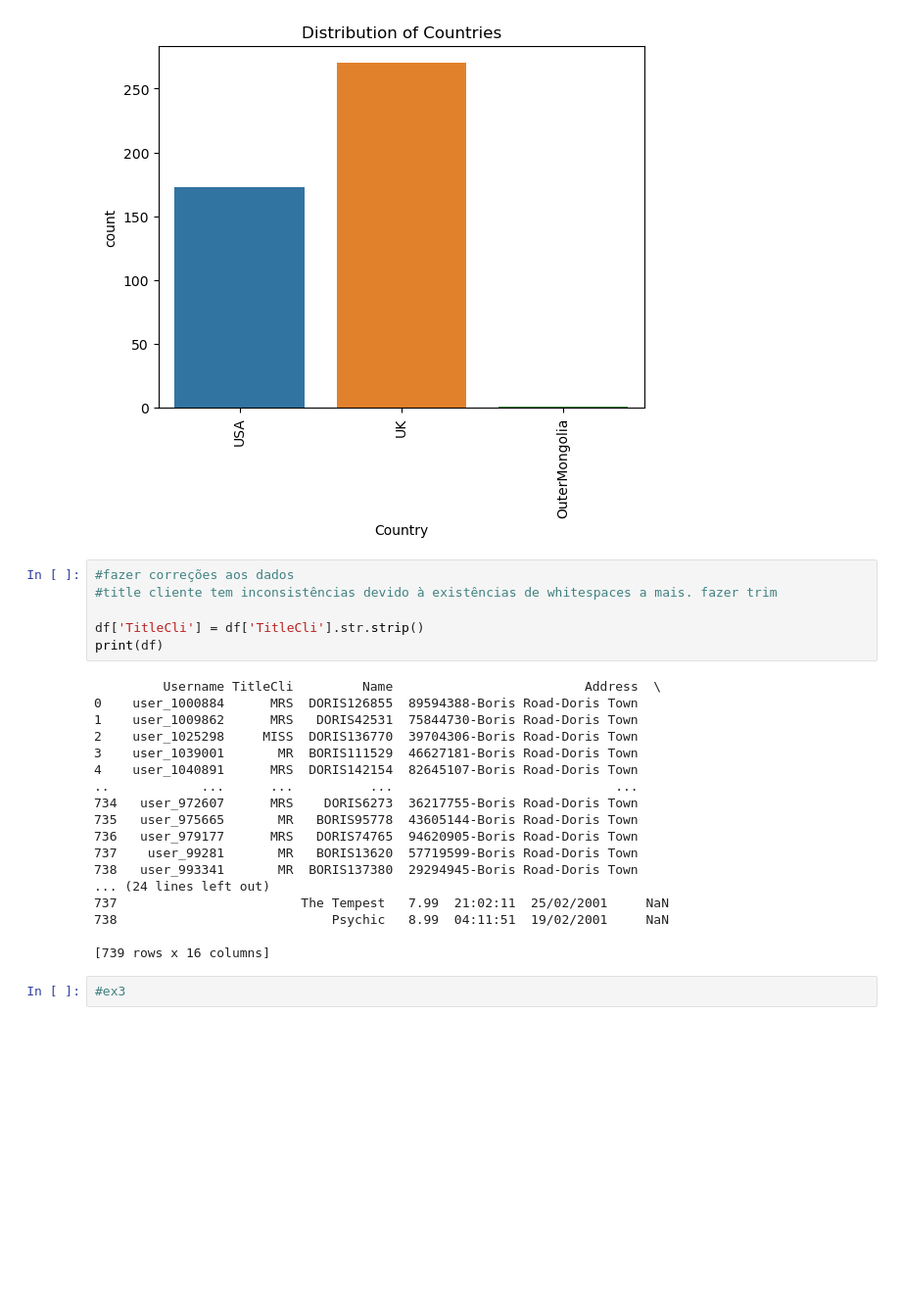
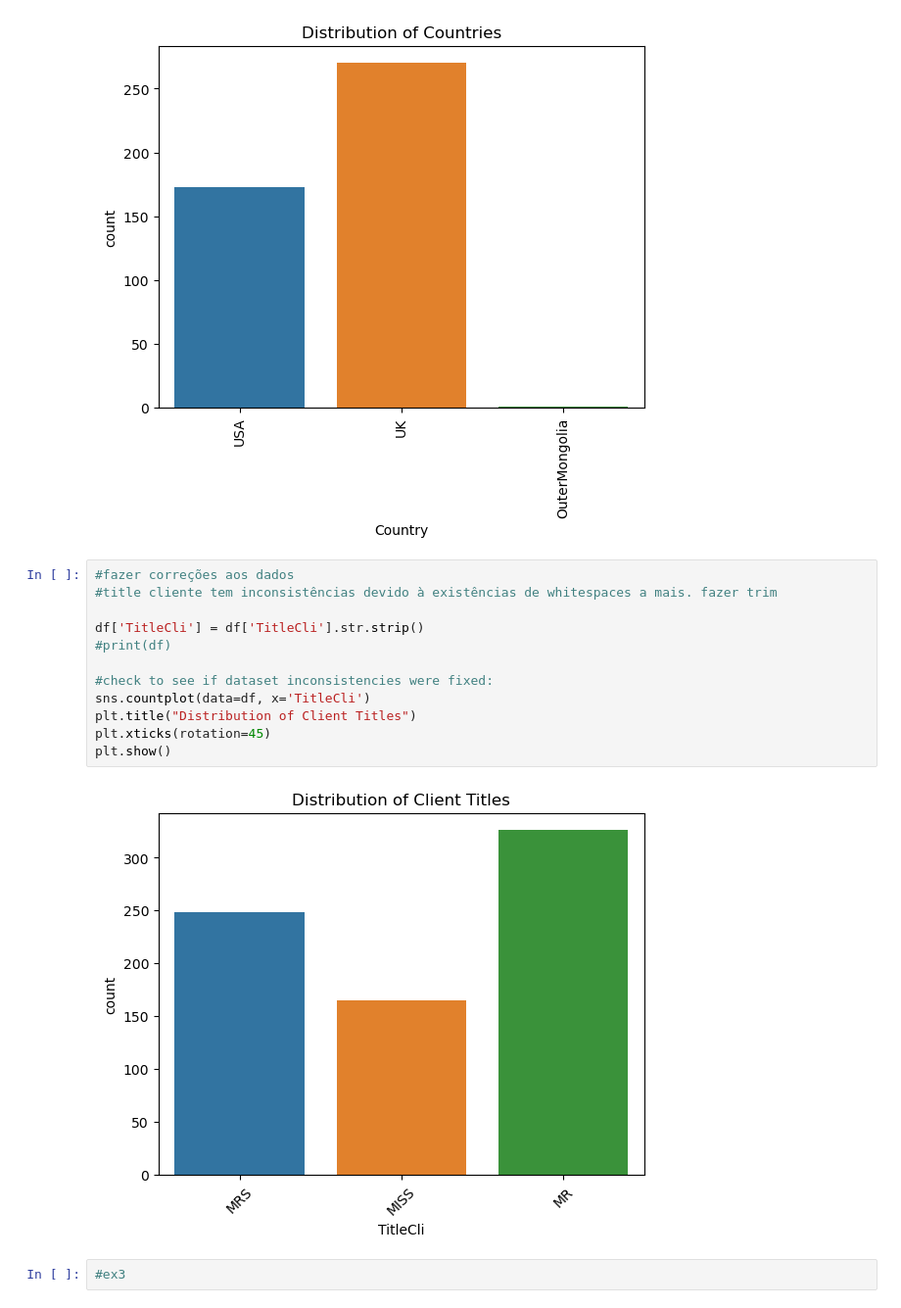
Before and after one commit to JoaoRFigueiredo/MEI-SIC, a Jupyter notebook: Ano1/MINDD/PL/aula2/ficha_2.ipynb, the cells around one changed output. Shown at 98% size. Saved outputs shown, nothing was run; the diff lists cells and outputs as text; blank space fills up the shorter version.

```diff
--- a/Ano1/MINDD/PL/aula2/ficha_2.ipynb
+++ b/Ano1/MINDD/PL/aula2/ficha_2.ipynb
@@ -46,27 +113,17 @@ plt.show()
 # %%
 #fazer correções aos dados
 #title cliente tem inconsistências devido à existências de whitespaces a mais. fazer trim
 
 df['TitleCli'] = df['TitleCli'].str.strip()
-print(df)
+#print(df)
+
+#check to see if dataset inconsistencies were fixed:
+sns.countplot(data=df, x='TitleCli')
+plt.title("Distribution of Client Titles")
+plt.xticks(rotation=45)
+plt.show()
 # %% [output]
-         Username TitleCli         Name                         Address  \
-0    user_1000884      MRS  DORIS126855  89594388-Boris Road-Doris Town
-1    user_1009862      MRS   DORIS42531  75844730-Boris Road-Doris Town
-2    user_1025298     MISS  DORIS136770  39704306-Boris Road-Doris Town
-3    user_1039001       MR  BORIS111529  46627181-Boris Road-Doris Town
-4    user_1040891      MRS  DORIS142154  82645107-Boris Road-Doris Town
-..            ...      ...          ...                             ...
-734   user_972607      MRS    DORIS6273  36217755-Boris Road-Doris Town
-735   user_975665       MR   BORIS95778  43605144-Boris Road-Doris Town
-736   user_979177      MRS   DORIS74765  94620905-Boris Road-Doris Town
-737    user_99281       MR   BORIS13620  57719599-Boris Road-Doris Town
-738   user_993341       MR  BORIS137380  29294945-Boris Road-Doris Town
-... (24 lines left out)
-737                        The Tempest   7.99  21:02:11  25/02/2001     NaN
-738                            Psychic   8.99  04:11:51  19/02/2001     NaN
-
-[739 rows x 16 columns]
+[figure, added]
 # %%
 #ex3
 # %%
```
Also changed, not shown: parts of 12 cells of this notebook, 2 other files.
